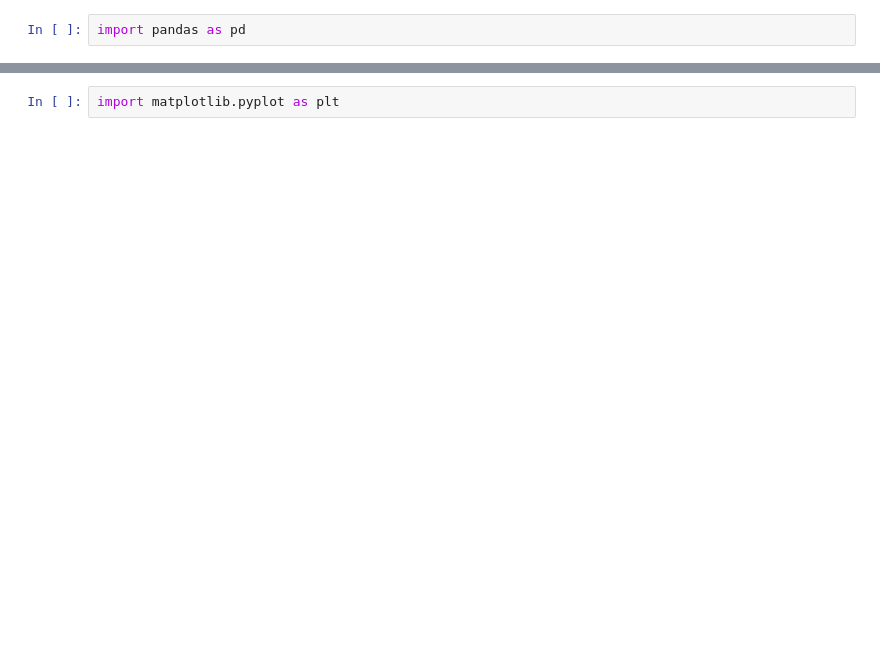
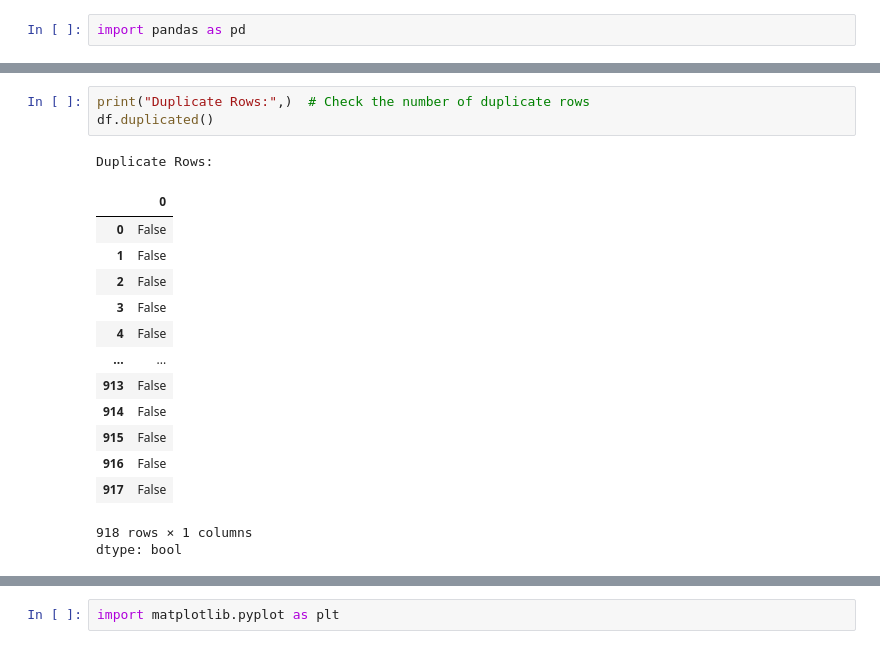
Before and after one commit to nandinirathod1767-ship-it/Assignment-17, a Jupyter notebook: Session17.ipynb, the cells around one changed output, grey strips where cells are left out. Saved outputs shown, nothing was run; the diff lists cells and outputs as text; blank space fills up the shorter version.

```diff
--- a/Session17.ipynb
+++ b/Session17.ipynb
@@ -89,0 +95,19 @@ dtype: int64
+# %%
+print("Duplicate Rows:",)  # Check the number of duplicate rows
+df.duplicated()
+# %% [output]
+Duplicate Rows:
+|  | 0 |
+| 0 | False |
+| 1 | False |
+| 2 | False |
+| 3 | False |
+| 4 | False |
+| ... | ... |
+| 913 | False |
+| 914 | False |
+| 915 | False |
+| 916 | False |
+| 917 | False |
+918 rows × 1 columns
+dtype: bool
```
Also changed, not shown: parts of 35 cells of this notebook.
